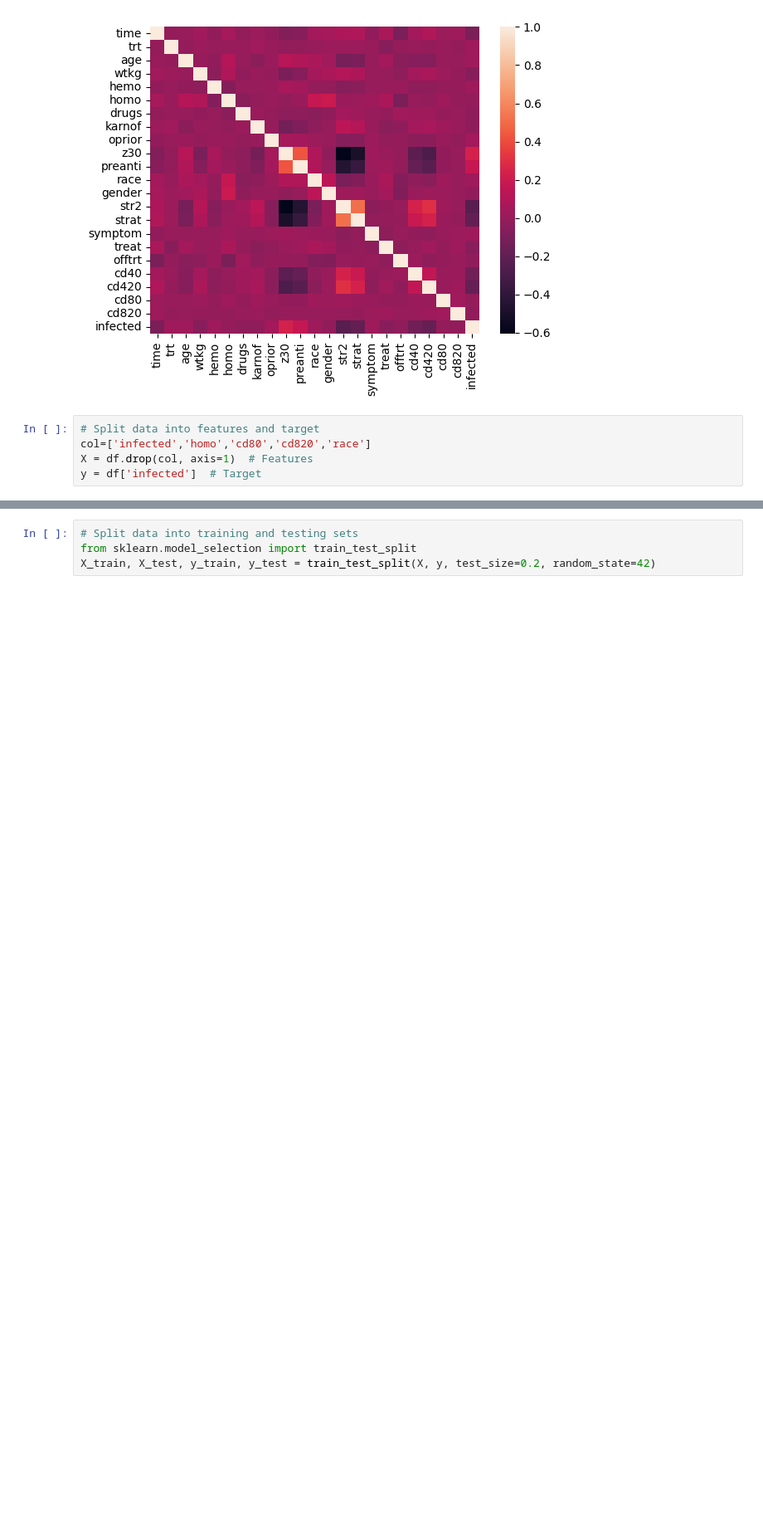
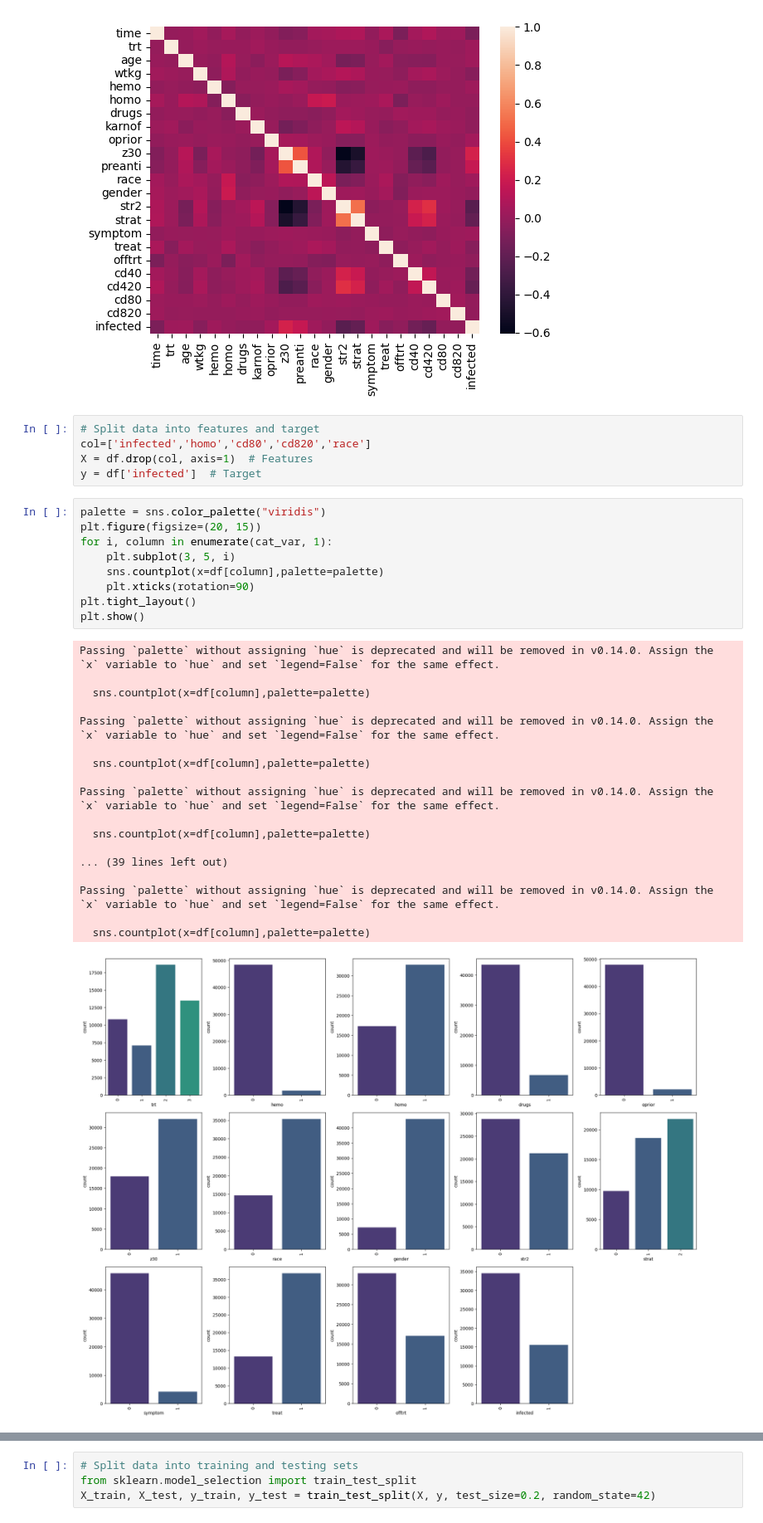
Before and after one commit to ardrasukumaran/ML_Project, a Jupyter notebook: CAC_RF.ipynb, the cells around one changed output, grey strips where cells are left out. Shown: that part at 83% size. Drawn from its saved outputs; the diff is of its cells as text; blank space fills up the shorter version.

```diff
--- a/CAC_RF.ipynb
+++ b/CAC_RF.ipynb
@@ -88,3 +97,31 @@ sns.heatmap(df.corr())
 col=['infected','homo','cd80','cd820','race']
 X = df.drop(col, axis=1)  # Features
 y = df['infected']  # Target
+# %%
+palette = sns.color_palette("viridis")
+plt.figure(figsize=(20, 15))
+for i, column in enumerate(cat_var, 1):
+    plt.subplot(3, 5, i)
+    sns.countplot(x=df[column],palette=palette)
+    plt.xticks(rotation=90)
+plt.tight_layout()
+plt.show()
+# %% [output]
+Passing `palette` without assigning `hue` is deprecated and will be removed in v0.14.0. Assign the `x` variable to `hue` and set `legend=False` for the same effect.
+
+  sns.countplot(x=df[column],palette=palette)
+
+Passing `palette` without assigning `hue` is deprecated and will be removed in v0.14.0. Assign the `x` variable to `hue` and set `legend=False` for the same effect.
+
+  sns.countplot(x=df[column],palette=palette)
+
+Passing `palette` without assigning `hue` is deprecated and will be removed in v0.14.0. Assign the `x` variable to `hue` and set `legend=False` for the same effect.
+
+  sns.countplot(x=df[column],palette=palette)
+
+... (39 lines left out)
+
+Passing `palette` without assigning `hue` is deprecated and will be removed in v0.14.0. Assign the `x` variable to `hue` and set `legend=False` for the same effect.
+
+  sns.countplot(x=df[column],palette=palette)
+[figure, added]
```
Also changed, not shown: parts of 37 cells of this notebook.
